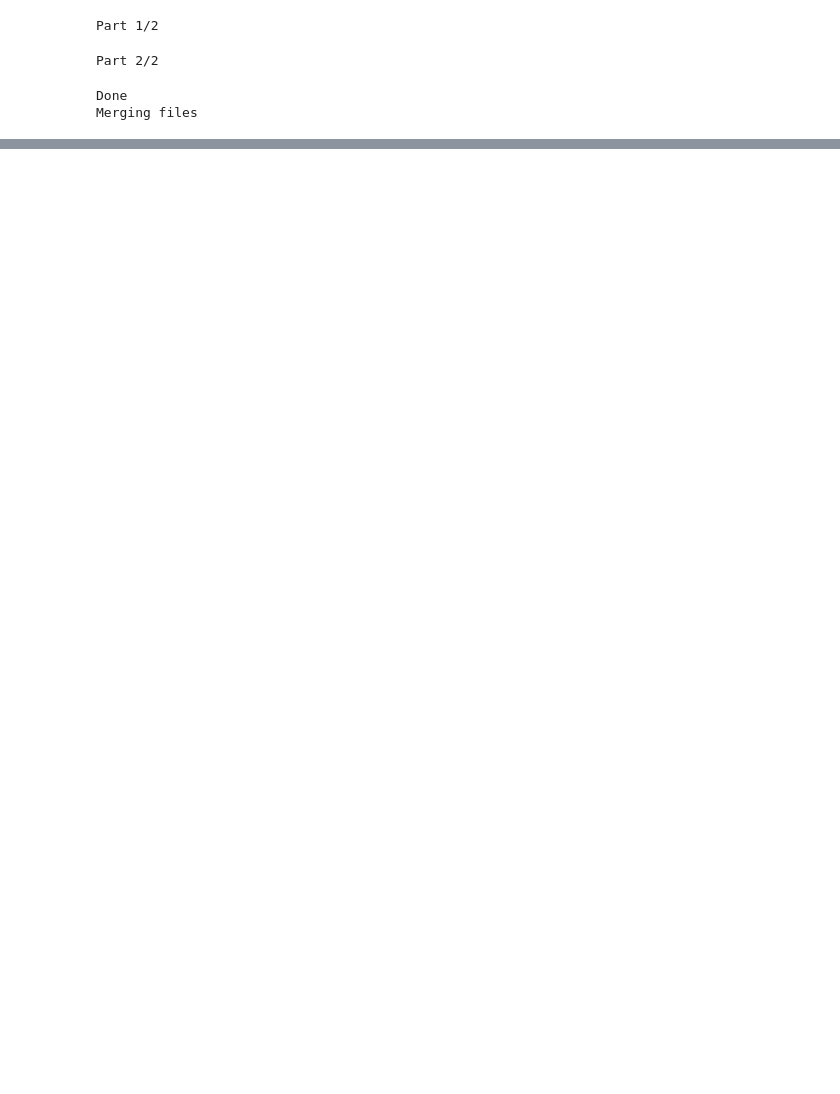
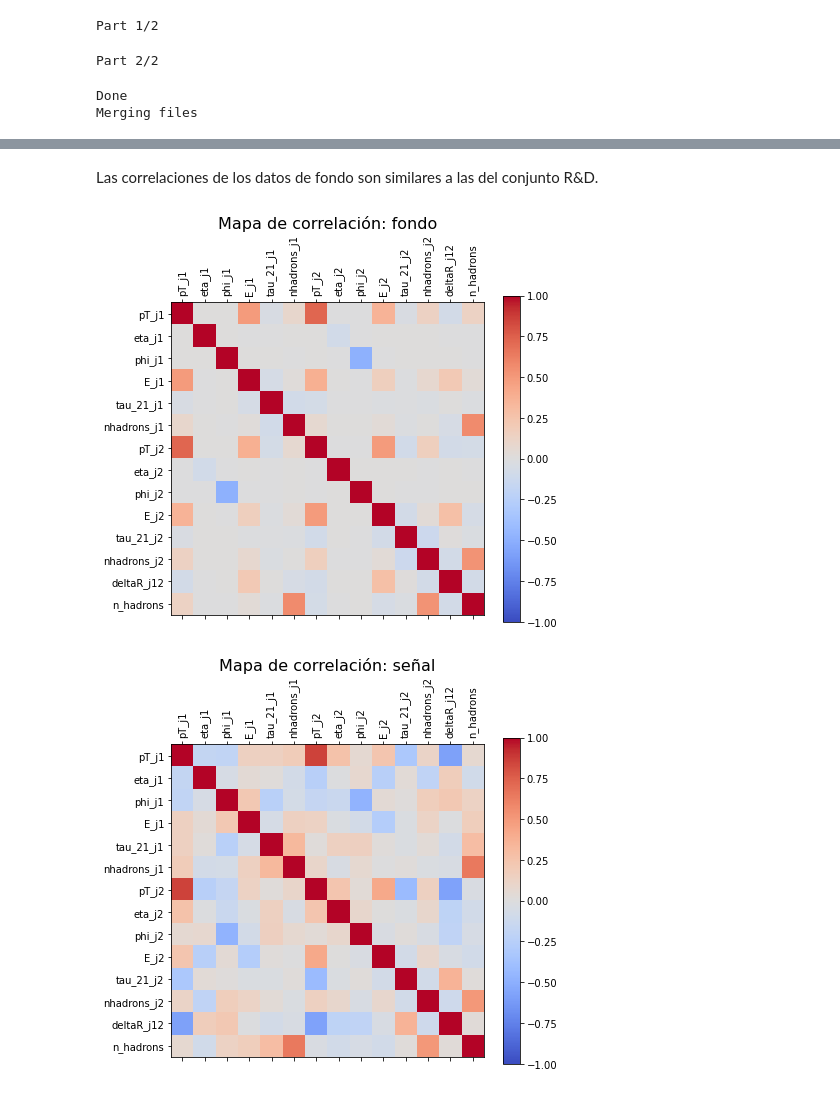
Before and after one commit to marianaiv/tesis_grado_UCV, a Jupyter notebook: tesis/capitulos/analisis-datos/conjunto-BB1.ipynb, the cells around one changed output, grey strips where cells are left out. Saved outputs shown, nothing was run; the diff lists cells and outputs as text; code cells hidden in the pictures; blank space fills up the shorter version.

```diff
--- a/tesis/capitulos/analisis-datos/conjunto-BB1.ipynb
+++ b/tesis/capitulos/analisis-datos/conjunto-BB1.ipynb
@@ -35,0 +61,36 @@ Los datos pre-procesados de este conjunto presentan las mismas características
+# %% [markdown]
+Las correlaciones de los datos de fondo son similares a las del conjunto R&D.
+# %%
+# Queremos tener las correlaciones para la señal y el fondo en dataframes separados
+df_bkg = df[df['label']==0].drop(['label','m_jj','m_j1','m_j2'], axis=1)
+df_sig = df[df['label']==1].drop(['label','m_jj','m_j1','m_j2'], axis=1)
+
+# Calculamos las correlaciones
+df_bkg_corr = df_bkg.corr()
+df_sig_corr = df_sig.corr()
+
+# Para graficar el mapa de correlaciones:
+for name, corr in [('fondo', df_bkg_corr), ('señal', df_sig_corr)]:
+
+    # Definimos figura y tamaño
+    fig = plt.figure(figsize=[7,6])
+    ax = fig.add_subplot(111)
+
+    # Mapa de color
+    cax = ax.matshow(corr,cmap='coolwarm', vmin=-1, vmax=1)
+    fig.colorbar(cax)
+
+    #Ejes
+    ticks = np.arange(0,len(corr.columns),1)
+    ax.set_xticks(ticks)
+    plt.xticks(rotation=90)
+    ax.set_yticks(ticks)
+    ax.set_xticklabels(corr.columns)
+    ax.set_yticklabels(corr.columns)
+
+    # Título
+    plt.title('Mapa de correlación: {}'.format(name), fontsize=16)
+    plt.show()
+# %% [output]
+[figure, added]
+[figure, added]
```
Also changed, not shown: parts of 7 cells of this notebook.
